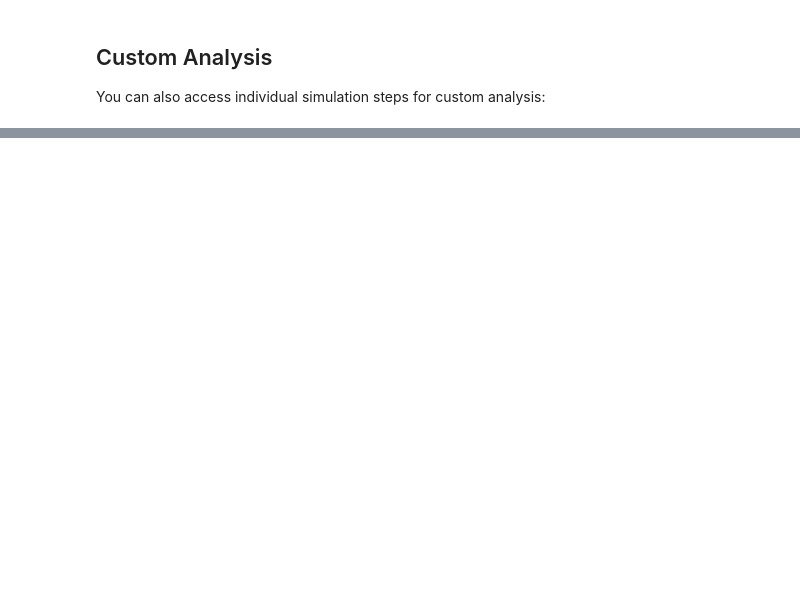
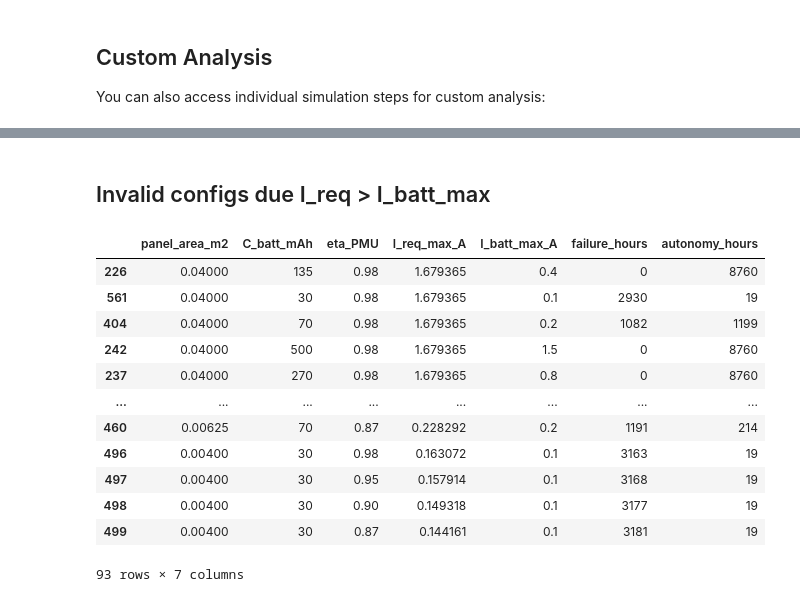
Before and after one commit to UCLM-ARCO/oasis-ehs, a Jupyter notebook: analyze-dataset.ipynb, the cells around one changed output, grey strips where cells are left out. Drawn from its saved outputs; the diff is of its cells as text; code cells hidden in the pictures; blank space fills up the shorter version.

```diff
--- a/analyze-dataset.ipynb
+++ b/analyze-dataset.ipynb
@@ -260,0 +256,30 @@ Configurations with best score: 2
+# %% [markdown]
+## Invalid configs due I_req > I_batt_max
+# %%
+invalid_peak = summary[
+    summary["I_req_max_A"] > summary["I_batt_max_A"]
+][[
+    "panel_area_m2",
+    "C_batt_mAh",
+    "eta_PMU",
+    "I_req_max_A",
+    "I_batt_max_A",
+    "failure_hours",
+    "autonomy_hours"
+]].sort_values("I_req_max_A", ascending=False)
+
+invalid_peak
+# %% [output]
+|  | panel_area_m2 | C_batt_mAh | eta_PMU | I_req_max_A | I_batt_max_A | failure_hours | autonomy_hours |
+| 226 | 0.04000 | 135 | 0.98 | 1.679365 | 0.4 | 0 | 8760 |
+| 561 | 0.04000 | 30 | 0.98 | 1.679365 | 0.1 | 2930 | 19 |
+| 404 | 0.04000 | 70 | 0.98 | 1.679365 | 0.2 | 1082 | 1199 |
+| 242 | 0.04000 | 500 | 0.98 | 1.679365 | 1.5 | 0 | 8760 |
+| 237 | 0.04000 | 270 | 0.98 | 1.679365 | 0.8 | 0 | 8760 |
+| ... | ... | ... | ... | ... | ... | ... | ... |
+| 460 | 0.00625 | 70 | 0.87 | 0.228292 | 0.2 | 1191 | 214 |
+| 496 | 0.00400 | 30 | 0.98 | 0.163072 | 0.1 | 3163 | 19 |
+| 497 | 0.00400 | 30 | 0.95 | 0.157914 | 0.1 | 3168 | 19 |
+| 498 | 0.00400 | 30 | 0.90 | 0.149318 | 0.1 | 3177 | 19 |
+| 499 | 0.00400 | 30 | 0.87 | 0.144161 | 0.1 | 3181 | 19 |
+93 rows × 7 columns
```
Also changed, not shown: parts of 13 cells of this notebook.
